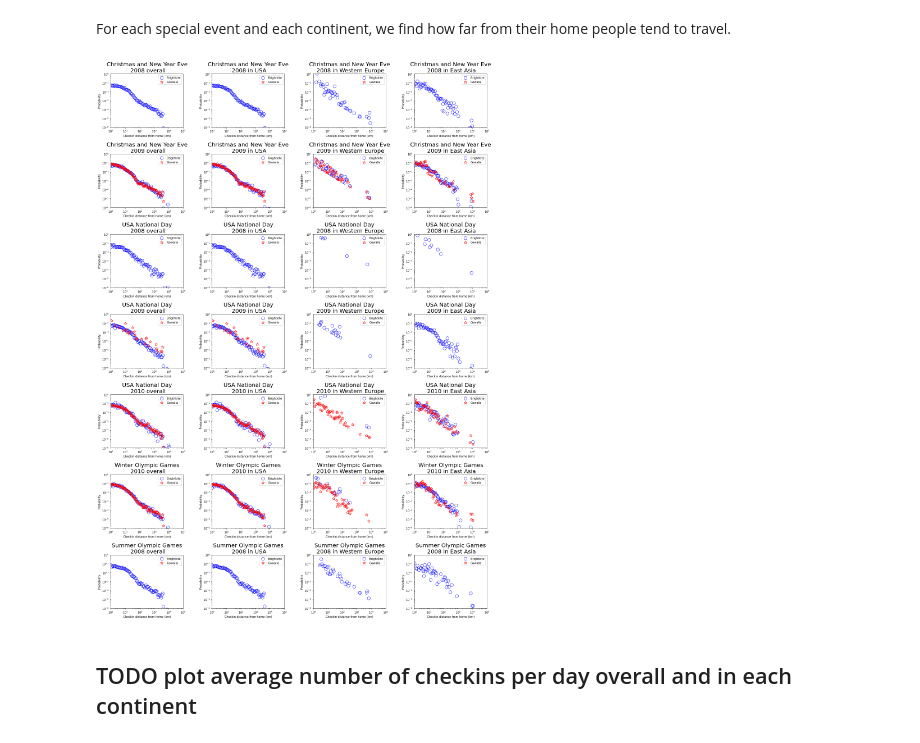
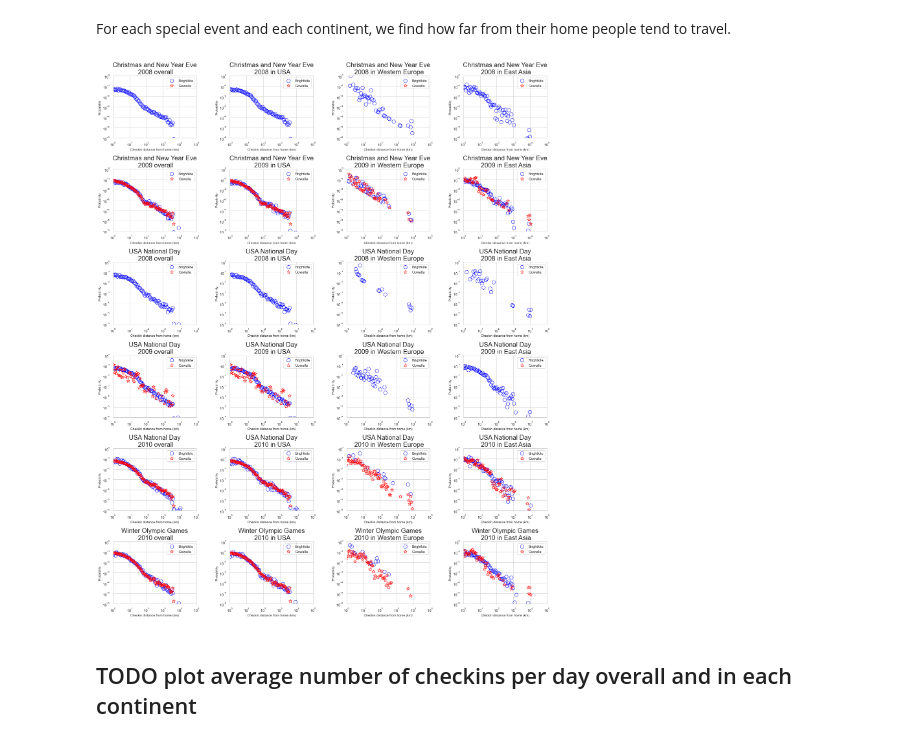
Before and after one commit to epfl-ada/ada-2020-project-milestone-p3-p3_bcd, a Jupyter notebook: Creative extension.ipynb, the cells around one changed output. Cells and saved outputs as stored; diff of their text form; code cells hidden in the pictures.

```diff
--- a/Creative extension.ipynb
+++ b/Creative extension.ipynb
@@ -529,7 +523,7 @@ events
 For each special event and each continent, we find how far from their home people tend to travel.
 # %%
 # Doing the final plot. Setting the figure size to (6,5) arbitrarily (slightly larger than tall).
-fig, axs = plt.subplots(7,4, figsize=(6*4, 5*7))
+fig, axs = plt.subplots(6,4, figsize=(6*4, 5*6))
 
 utc=pytz.UTC
 
@@ -564,49 +558,49 @@ for idx in events.index :
 
 
     # BRIGHTKITE – computing and scatter plotting the distribution of home distances between friends.
-    plot_probability(b_checkins_plot['dist_from_home'], axs[idx,0], 'o', 'b', 'Brightkite')
+    plot_probability(b_checkins_plot['dist_from_home'], axs[idx,0], 'o', 'blue', 'Brightkite')
 
     # GOWALLA – computing and scatter plotting the distribution of home distances between friends.
-    plot_probability(g_checkins_plot['dist_from_home'], axs[idx,0], '*', 'r', 'Gowalla')
+    plot_probability(g_checkins_plot['dist_from_home'], axs[idx,0], '*', 'red', 'Gowalla')
 
      # BRIGHTKITE – computing and scatter plotting the distribution of home distances between friends.
-    plot_probability(b_checkins_usa_plot['dist_from_home'], axs[idx,1], 'o', 'b', 'Brightkite')
+    plot_probability(b_checkins_usa_plot['dist_from_home'], axs[idx,1], 'o', 'blue', 'Brightkite')
 
     # GOWALLA – computing and scatter plotting the distribution of home distances between friends.
-    plot_probability(g_checkins_usa_plot['dist_from_home'], axs[idx,1], '*', 'r', 'Gowalla')
+    plot_probability(g_checkins_usa_plot['dist_from_home'], axs[idx,1], '*', 'red', 'Gowalla')
 
      # BRIGHTKITE – computing and scatter plotting the distribution of home distances between friends.
-    plot_probability(b_checkins_europe_plot['dist_from_home'], axs[idx,2], 'o', 'b', 'Brightkite')
+    plot_probability(b_checkins_europe_plot['dist_from_home'], axs[idx,2], 'o', 'blue', 'Brightkite')
 
     # GOWALLA – computing and scatter plotting the distribution of home distances between friends.
-    plot_probability(g_checkins_europe_plot['dist_from_home'], axs[idx,2], '*', 'r', 'Gowalla')
+    plot_probability(g_checkins_europe_plot['dist_from_home'], axs[idx,2], '*', 'red', 'Gowalla')
 
      # BRIGHTKITE – computing and scatter plotting the distribution of home distances between friends.
-    plot_probability(b_checkins_asia_plot['dist_from_home'], axs[idx,3], 'o', 'b', 'Brightkite')
+    plot_probability(b_checkins_asia_plot['dist_from_home'], axs[idx,3], 'o', 'blue', 'Brightkite')
 
     # GOWALLA – computing and scatter plotting the distribution of home distances between friends.
-    plot_probability(g_checkins_asia_plot['dist_from_home'], axs[idx,3], '*', 'r', 'Gowalla')
+    plot_probability(g_checkins_asia_plot['dist_from_home'], axs[idx,3], '*', 'red', 'Gowalla')
 
     for i in range(4):
         # Setting the axes' scales to be logarithmic.
         axs[idx, i].set_xscale("log")
         axs[idx, i].set_yscale("log")
 
         #Setting the limits of the axes to match the ones in the paper's plot.
         axs[idx, i].set_xlim(10e-1, 10e4)
         axs[idx, i].set_ylim(10e-7, 10e-1)
 
         # Naming the axes and resizing the labels
         axs[idx, i].set_xlabel('Checkin distance from home (km)', size=10)
         axs[idx, i].set_ylabel('Probability', size=10)
 
         # Adding the color legend and the title of the plot.
         axs[idx, i].set_title(str(events.loc[idx]['name']) + '\n '+ str(events.loc[idx]['year']) + str(end_titles[i]),
                                                                       size=20)
         axs[idx, i].legend()
 
 plt.subplots_adjust(hspace = 0.5, wspace = 0.4)
 # %% [output]
-[figure, old version]
+[figure, new version]
 # %% [markdown]
 ## TODO plot average number of checkins per day overall and in each continent
```
Also changed, not shown: parts of 18 cells of this notebook, 2 other files.
